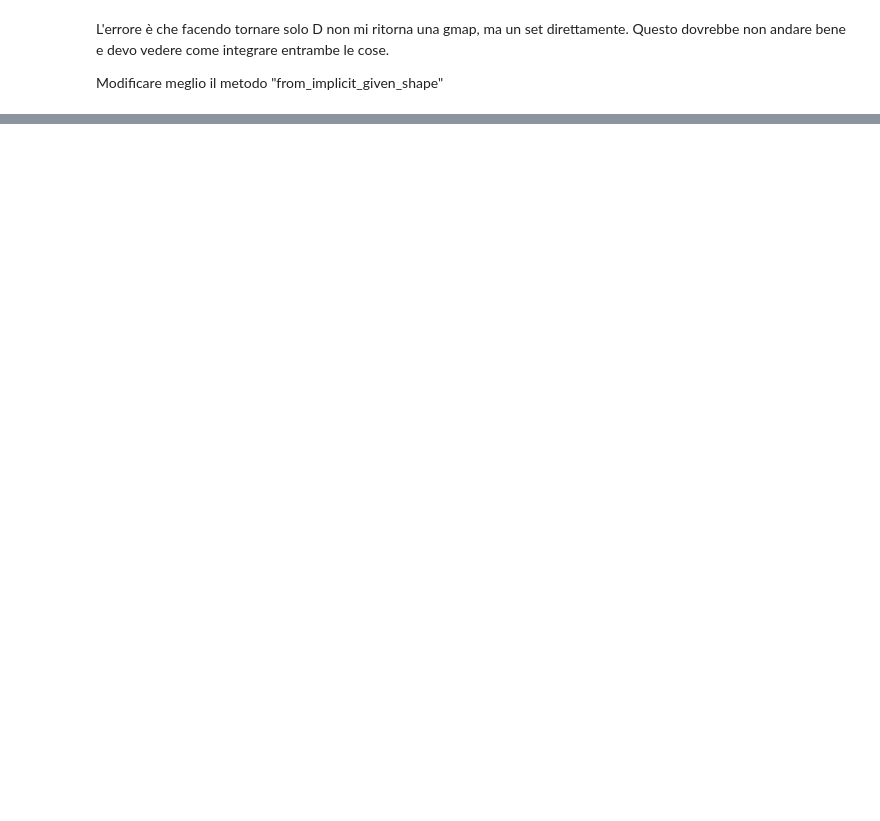
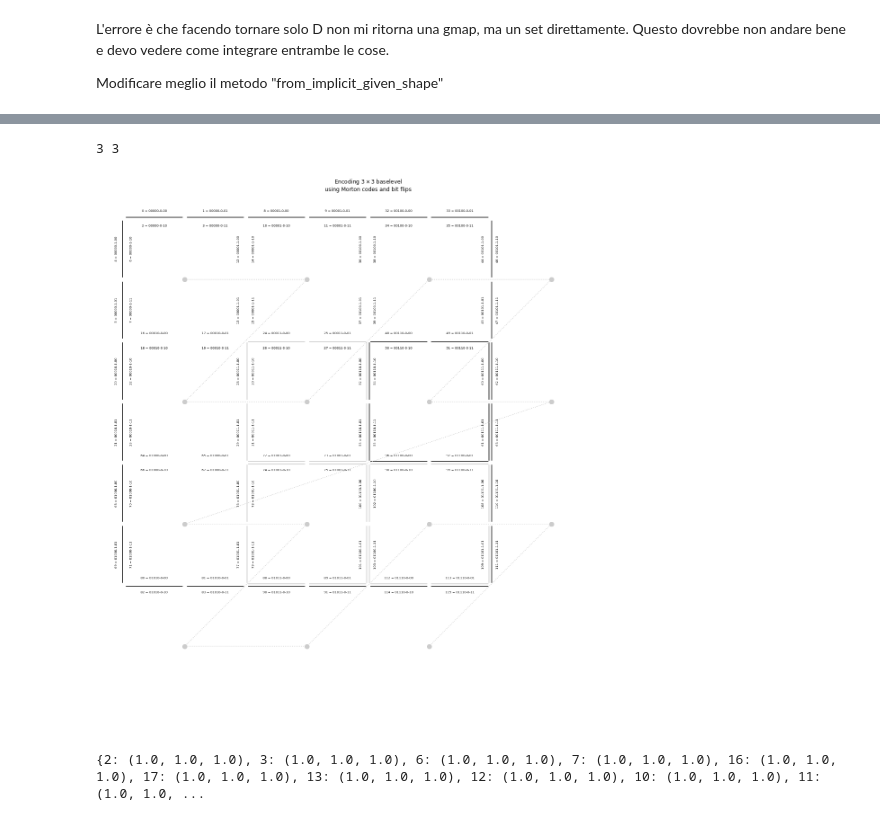
Before and after one commit to napolanocarmine/Thesis_Project, a Jupyter notebook: test_label_map.ipynb, the cells around one changed output, grey strips where cells are left out. Cells and saved outputs as stored; diff of their text form; code cells hidden in the pictures; blank space fills up the shorter version.

Commit message:
reading image from file

```diff
--- a/test_label_map.ipynb
+++ b/test_label_map.ipynb
@@ -99,0 +95,14 @@ plot_chessboard(grafted_lm.m.darts, grafted_lm, 'after_removal_grafted_labels')
+# %%
+from_image = custom_LM()
+
+from_image.read_image()
+# %% [output]
+3 3
+# %%
+plot_chessboard(D, from_image, 'FROM_IMAGE')
+# %% [output]
+[figure, added]
+# %%
+print(from_image.labels)
+# %% [output]
+{2: (1.0, 1.0, 1.0), 3: (1.0, 1.0, 1.0), 6: (1.0, 1.0, 1.0), 7: (1.0, 1.0, 1.0), 16: (1.0, 1.0, 1.0), 17: (1.0, 1.0, 1.0), 13: (1.0, 1.0, 1.0), 12: (1.0, 1.0, 1.0), 10: (1.0, 1.0, 1.0), 11: (1.0, 1.0, ...
```
Also changed, not shown: parts of 13 cells of this notebook, 20 other files.
